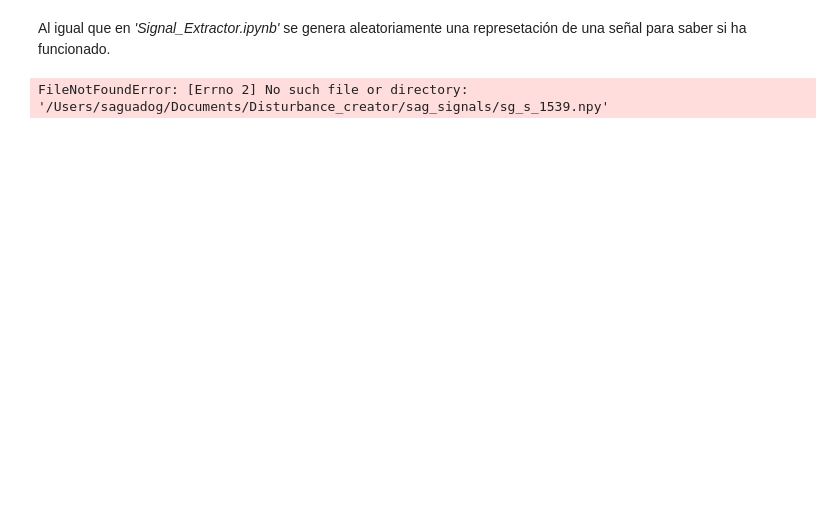
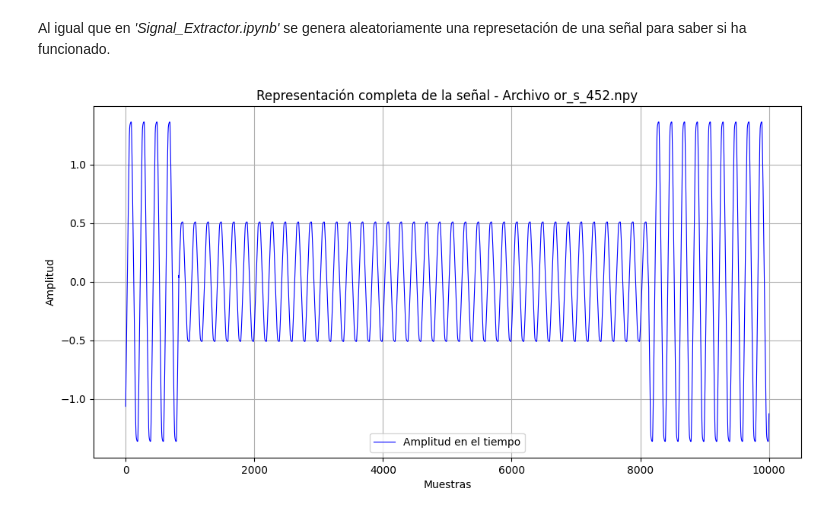
Before and after one commit to SAguadoG/Disturbance_creator, a Jupyter notebook: Sag_generator_x3.ipynb, the cells around one changed output. Cells and saved outputs as stored; diff of their text form; code cells hidden in the pictures; blank space fills up the shorter version.

```diff
--- a/Sag_generator_x3.ipynb
+++ b/Sag_generator_x3.ipynb
@@ -80,21 +83,21 @@ Al igual que en *'Signal_Extractor.ipynb'* se genera aleatoriamente una represet
 # %%
 # Generar un número aleatorio entre 1 y 3600 para seleccionar el archivo
 import random
 
 archivo_numero = random.randint(1, 3600)
-archivo_path = os.path.join(os.getcwd(), 'sag_signals', f'sg_s_{archivo_numero}.npy')
+archivo_path = os.path.join(os.getcwd(), 'sag_signals','train', f'sg_s_{archivo_numero}.npy')
 
 # Cargar el archivo completo
 signal_data = np.load(archivo_path)
 
 # Graficar todos los datos de la señal
 plt.figure(figsize=(12, 6))
 plt.plot(signal_data, color='b', linestyle='-', linewidth=0.8, label='Amplitud en el tiempo')
 plt.title(f"Representación completa de la señal - Archivo or_s_{archivo_numero}.npy")
 plt.xlabel("Muestras")
 plt.ylabel("Amplitud")
 plt.legend()
 plt.grid(True)
 plt.show()
 # %% [output]
-FileNotFoundError: [Errno 2] No such file or directory: '/Users/saguadog/Documents/Disturbance_creator/sag_signals/sg_s_1539.npy'
+[figure, added]
```
Also changed, not shown: parts of 1 cell of this notebook, 3 other files.
